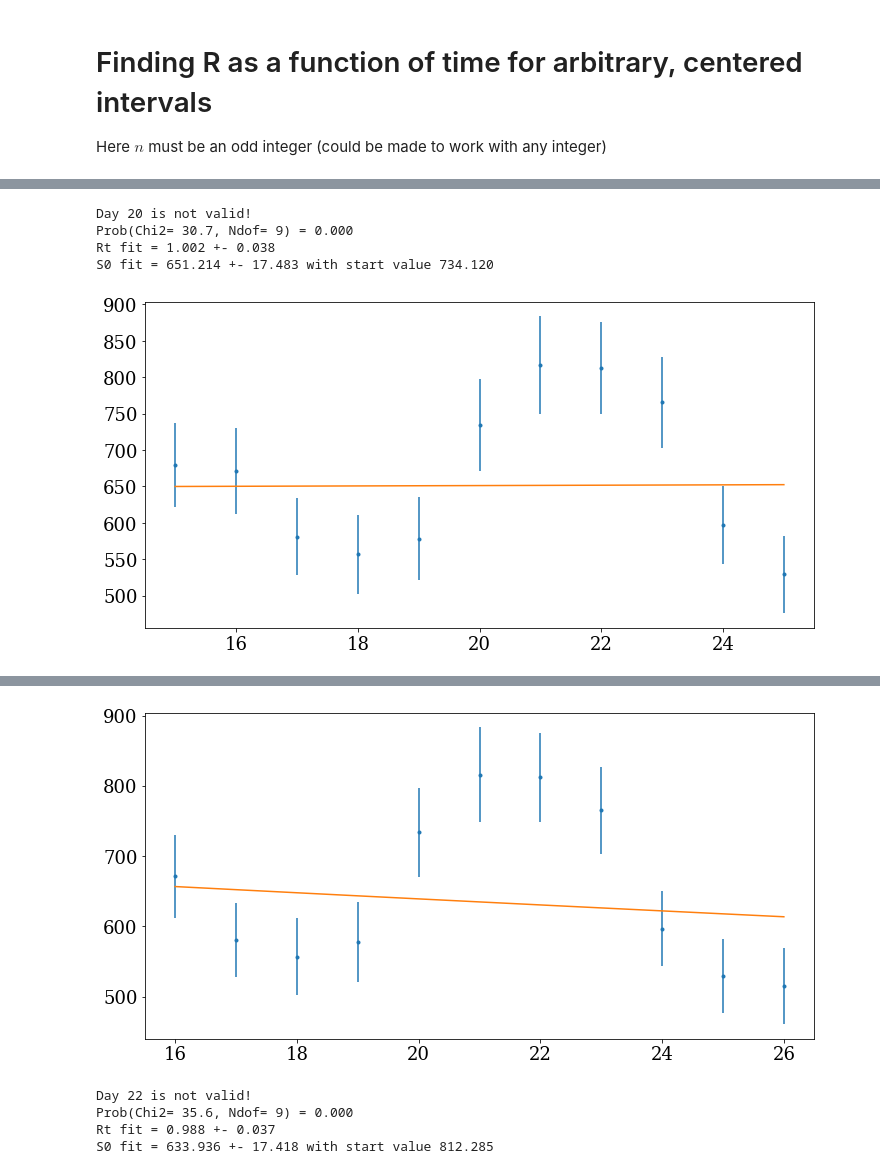
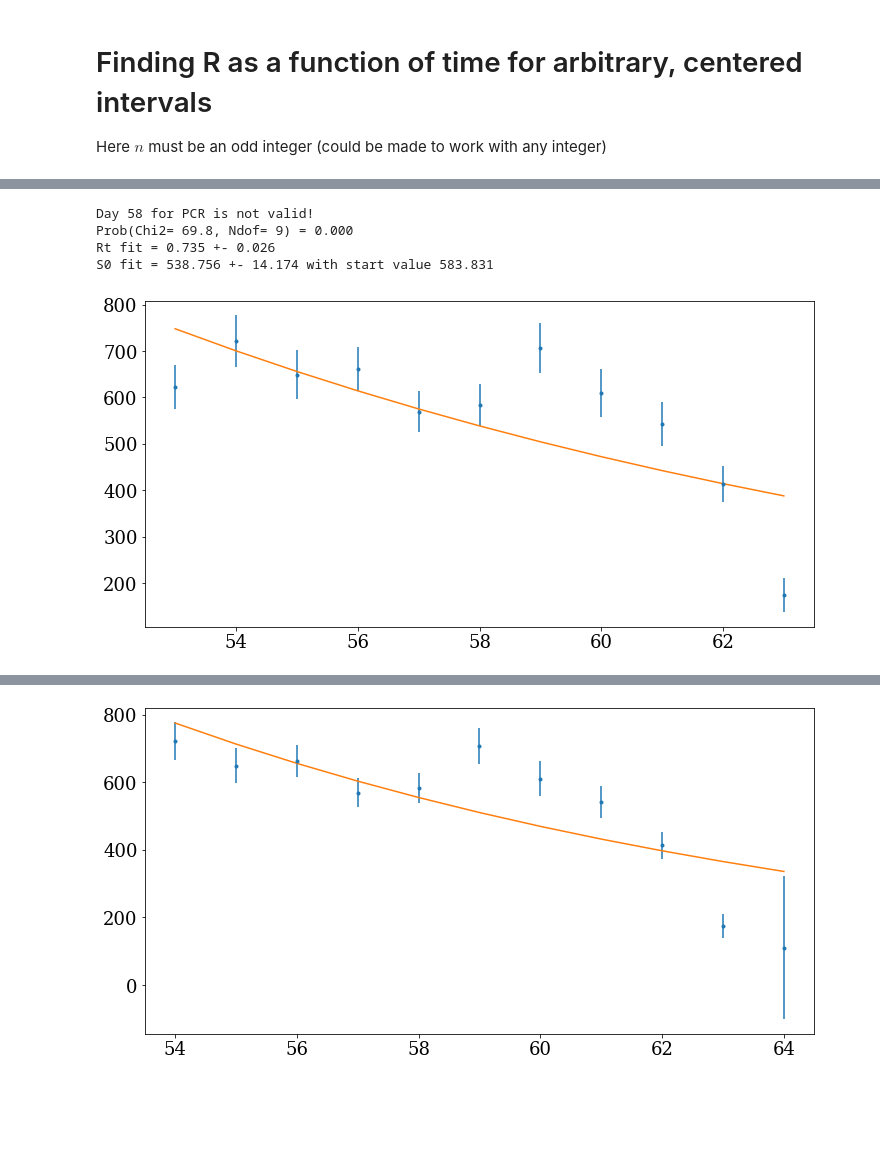
Before and after one commit to troelspetersen/Covid19fitting, a Jupyter notebook: MiscCode/PredictionsFromFit_Rt_MBJ.ipynb, the cells around one changed output, grey strips where cells are left out. Saved outputs shown, nothing was run; the diff lists cells and outputs as text; code cells hidden in the pictures; blank space fills up the shorter version.

```diff
--- a/MiscCode/PredictionsFromFit_Rt_MBJ.ipynb
+++ b/MiscCode/PredictionsFromFit_Rt_MBJ.ipynb
@@ -702,7 +729,8 @@ Name: estimate, Length: 197, dtype: float64
 # %%
 days = np.arange(Plot_EndDay)
-R_t, R_t_err = [], [] #R and errors on R
-p_fac = []
+RPCR_t, RPCR_t_err = [], [] #R and errors on R
+RAG_t, RAG_t_err = [], []
+#p_fac = [] Implement later
 
 for i in range(k, Plot_EndDay-k):
     xfit = days[i-k:i+k+1]
@@ -720,41 +748,88 @@ for i in range(k, Plot_EndDay-k):
         return chi2
 
     minuit0 = Minuit(chi2_calc0, S0=SCP_all[i], Rt=1.0, t0=i, fix_t0=True, tG=4.7, fix_tG=True, print_level=0, errordef=1.0)
     minuit0.migrad();
 
 
     # Here we extract the fitting parameters and their errors
     S0_fit = minuit0.values['S0'];       sigma_S0_fit = minuit0.errors['S0']
     Rt_fit = minuit0.values['Rt'];       sigma_Rt_fit = minuit0.errors['Rt']
     t0_fit = minuit0.values['t0'];       sigma_t0_fit = minuit0.errors['t0']
     tG_fit = minuit0.values['tG'];       sigma_tG_fit = minuit0.errors['tG']
 
-    R_t.append(Rt_fit)
-    R_t_err.append(sigma_Rt_fit)
+    RPCR_t.append(Rt_fit)
+    RPCR_t_err.append(sigma_Rt_fit)
 
     # Calcuate fit quality:
     Chi2_fit = minuit0.fval       # The Chi2 value
     Npoints = len(xfit) # Number of points fitted
     Nvar = 2                      # Number of variables (tG is fixed!)
     Ndof_fit = Npoints - Nvar     # Number of degrees of freedom = Number of data points - Number of variables
     Prob_fit = stats.chi2.sf(Chi2_fit, Ndof_fit)    # The chi2 probability given N degrees of freedom
-    p_fac.append(-np.log10(Prob_fit / (1-Prob_fit)))
+    #p_fac.append(-np.log10(Prob_fit / (1-Prob_fit)))
     #For testing
     #print(f"  Prob(Chi2={Chi2_fit:5.1f}, Ndof={Ndof_fit:2d}) = {Prob_fit:5.3f}")
     #print(f"  Rt fit = {minuit0.values['Rt']:5.3f} +- {minuit0.errors['Rt']:5.3f}")
-    if not minuit0.valid or Prob_fit < 0.001:
-        print(f"Day {i:d} is not valid!")
+    if not minuit0.valid or Prob_fit < 0.0001:
+        print(f"Day {i:d} for PCR is not valid!")
         print(f"Prob(Chi2={Chi2_fit:5.1f}, Ndof={Ndof_fit:2d}) = {Prob_fit:5.3f}")
         print(f"Rt fit = {minuit0.values['Rt']:5.3f} +- {minuit0.errors['Rt']:5.3f}")
         print(f"S0 fit = {minuit0.values['S0']:5.3f} +- {minuit0.errors['S0']:5.3f} with start value {SCP_all[i]:5.3f}")
         fig, ax = plt.subplots(figsize=(12,6))
         ax.errorbar(xfit,yfit,yerr=y_err,fmt='.')
         ax.plot(xfit,func_Expo(xfit,S0_fit,Rt_fit,t0_fit,tG_fit))
         plt.show()
-print(min(p_fac))
+
+    xfit = days[i-k:i+k+1] #Do the same with AntiGen
+    yfit = SCPAG_all[i-k:i+k+1]
+    y_err = eSCPAG_all[i-k:i+k+1]
+
+    # Exponential function with base Rt:
+    def func_Expo(x, S0, Rt, t0, tG) :
+    # NOTE: tG = time_generation, i.e. average time between generations.
+        return S0 * Rt**((x-t0)/tG)
+
+    # ChiSquare fit model:
+    def chi2_calc0(S0, Rt, t0, tG) :
+        y_fit = func_Expo(xfit, S0, Rt, t0, tG)
+        chi2 = np.sum(((yfit - y_fit) / y_err)**2)
+        return chi2
+
+    minuit0 = Minuit(chi2_calc0, S0=SCPAG_all[i], Rt=1.0, t0=i, fix_t0=True, tG=4.7, fix_tG=True, print_level=0, errordef=1.0)
+    minuit0.migrad();
+
+
+    # Here we extract the fitting parameters and their errors
+    S0_fit = minuit0.values['S0'];       sigma_S0_fit = minuit0.errors['S0']
+    Rt_fit = minuit0.values['Rt'];       sigma_Rt_fit = minuit0.errors['Rt']
+    t0_fit = minuit0.values['t0'];       sigma_t0_fit = minuit0.errors['t0']
+    tG_fit = minuit0.values['tG'];       sigma_tG_fit = minuit0.errors['tG']
+
+    RAG_t.append(Rt_fit)
+    RAG_t_err.append(sigma_Rt_fit)
+
+    # Calcuate fit quality:
+    Chi2_fit = minuit0.fval       # The Chi2 value
+    Npoints = len(xfit) # Number of points fitted
+    Nvar = 2                      # Number of variables (tG is fixed!)
+    Ndof_fit = Npoints - Nvar     # Number of degrees of freedom = Number of data points - Number of variables
+    Prob_fit = stats.chi2.sf(Chi2_fit, Ndof_fit)    # The chi2 probability given N degrees of freedom
+    #p_fac.append(-np.log10(Prob_fit / (1-Prob_fit)))
+    #For testing
+    #print(f"  Prob(Chi2={Chi2_fit:5.1f}, Ndof={Ndof_fit:2d}) = {Prob_fit:5.3f}")
+    #print(f"  Rt fit = {minuit0.values['Rt']:5.3f} +- {minuit0.errors['Rt']:5.3f}")
+    if not minuit0.valid or Prob_fit < 0.0001:
+        print(f"Day {i:d} for AG is not valid!")
+        print(f"Prob(Chi2={Chi2_fit:5.1f}, Ndof={Ndof_fit:2d}) = {Prob_fit:5.3f}")
+        print(f"Rt fit = {minuit0.values['Rt']:5.3f} +- {minuit0.errors['Rt']:5.3f}")
+        print(f"S0 fit = {minuit0.values['S0']:5.3f} +- {minuit0.errors['S0']:5.3f} with start value {SCP_all[i]:5.3f}")
+        fig, ax = plt.subplots(figsize=(12,6))
+        ax.errorbar(xfit,yfit,yerr=y_err,fmt='.')
+        ax.plot(xfit,func_Expo(xfit,S0_fit,Rt_fit,t0_fit,tG_fit))
+        plt.show()
 # %% [output]
-Day 20 is not valid!
-Prob(Chi2= 30.7, Ndof= 9) = 0.000
-Rt fit = 1.002 +- 0.038
-S0 fit = 651.214 +- 17.483 with start value 734.120
+Day 58 for PCR is not valid!
+Prob(Chi2= 69.8, Ndof= 9) = 0.000
+Rt fit = 0.735 +- 0.026
+S0 fit = 538.756 +- 14.174 with start value 583.831
-[figure, old version]
+[figure, new version]
@@ -765,5 +840 @@ S0 fit = 634.865 +- 17.384 with start value 816.332
-[figure, old version]
+[figure, new version]
-Day 22 is not valid!
-Prob(Chi2= 35.6, Ndof= 9) = 0.000
-Rt fit = 0.988 +- 0.037
-S0 fit = 633.936 +- 17.418 with start value 812.285
```
Also changed, not shown: parts of 4 cells of this notebook, 1 other file.
